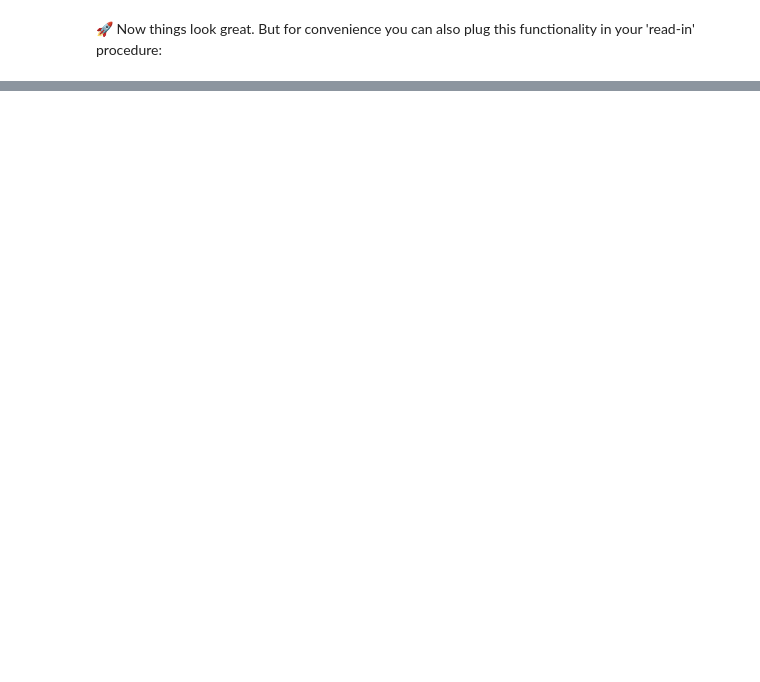
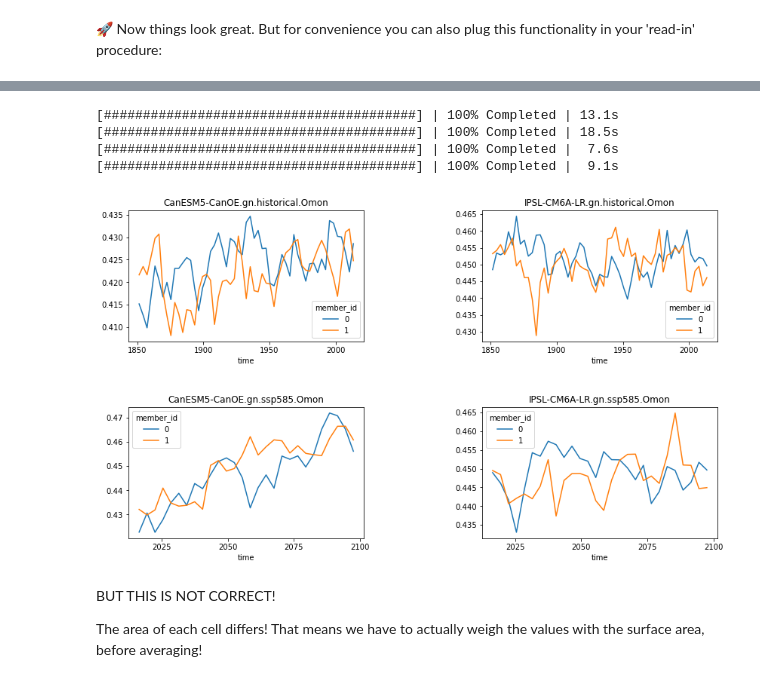
Before and after one commit to jbusecke/cmip6_preprocessing_tutorial, a Jupyter notebook: ohw_21_cmip6_pp_tutorial.ipynb, the cells around one changed output, grey strips where cells are left out. Cells and saved outputs as stored; diff of their text form; code cells hidden in the pictures; blank space fills up the shorter version.

```diff
--- a/ohw_21_cmip6_pp_tutorial.ipynb
+++ b/ohw_21_cmip6_pp_tutorial.ipynb
@@ -369,0 +453,32 @@ concat_members(merge_variables(ddict))
+# %%
+fig, axarr = plt.subplots(ncols=2, nrows=2, figsize=[14,8])
+for ax, (name, ds) in zip(axarr.flat, ddict_combined.items()):
+    # mask out the SSH where the SST is above 20 deg
+    da = ds.zos.where(ds.tos>=20)
+
+    # mask out the indian ocean
+    mask = merged_mask(basins, da)
+
+    da_masked = da.where(mask == 5)
+
+    da_timeseries = da_masked.mean(['x', 'y'])
+    # this is now a heavy computation, using the full dataset!
+    with ProgressBar():
+        da_timeseries = da_timeseries.load()
+
+    da_timeseries = da_timeseries.coarsen(time=36, boundary='trim').mean() # average in 3 year intervals to supress short term variability
+
+
+    da_timeseries.plot(ax=ax, hue='member_id')
+    ax.set_title(name)
+fig.subplots_adjust(hspace=0.5, wspace=0.5)
+# %% [output]
+[########################################] | 100% Completed | 13.1s
+[########################################] | 100% Completed | 18.5s
+[########################################] | 100% Completed |  7.6s
+[########################################] | 100% Completed |  9.1s
+[figure, added]
+# %% [markdown]
+BUT THIS IS NOT CORRECT!
+
+The area of each cell differs! That means we have to actually weigh the values with the surface area, before averaging!
```
Also changed, not shown: parts of 29 cells of this notebook, 1 other file.
